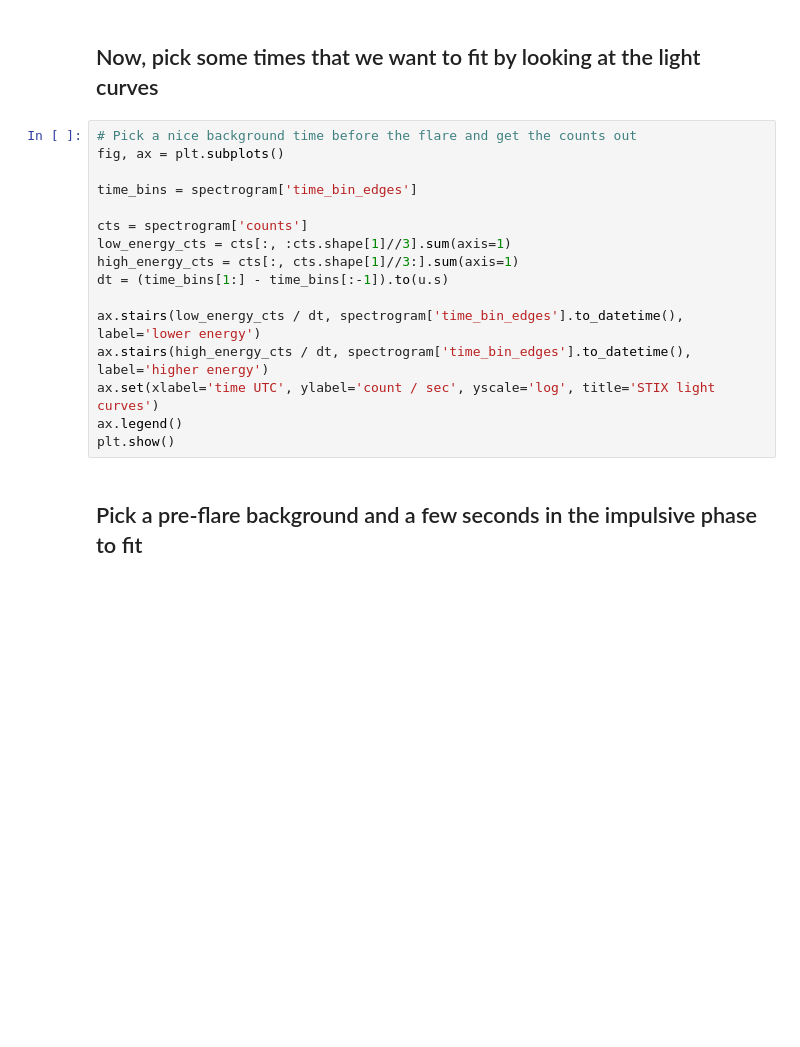
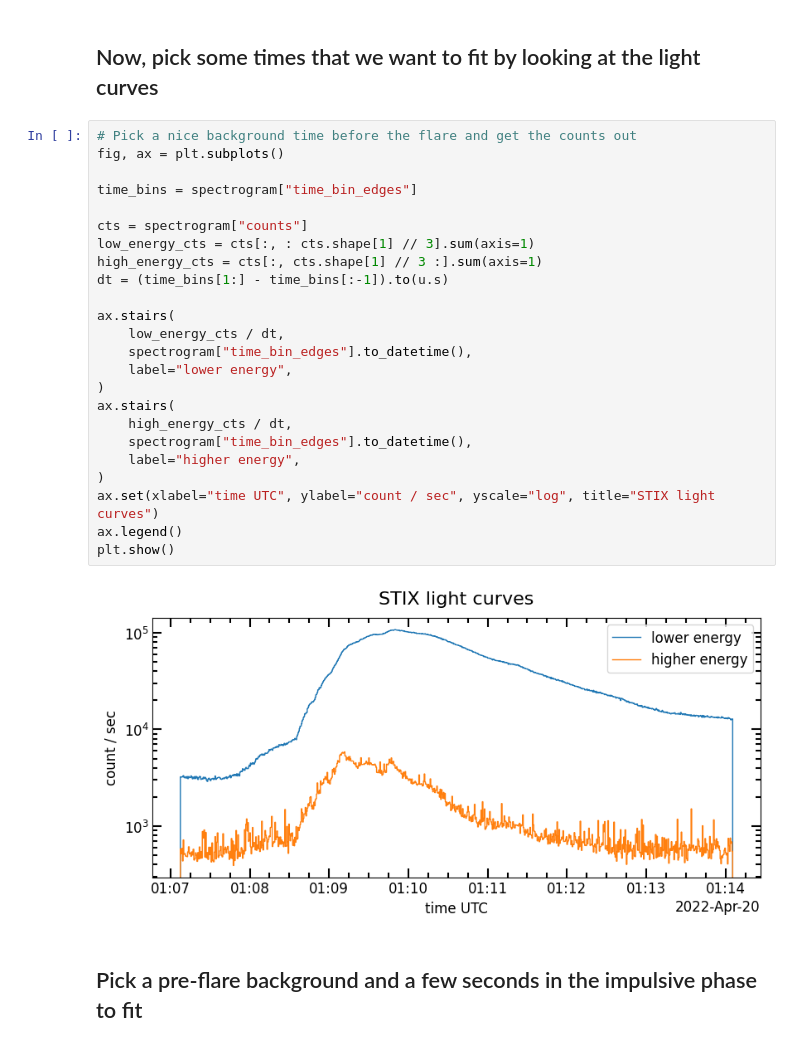
Before and after one commit to settwi/yaff, a Jupyter notebook: examples/stix_fit.ipynb, the cells around one changed output. Drawn from its saved outputs; the diff is of its cells as text; blank space fills up the shorter version.

```diff
--- a/examples/stix_fit.ipynb
+++ b/examples/stix_fit.ipynb
@@ -52,19 +52,29 @@ spectrogram['livetime'] = spectrogram['livetime'][:, 1:-1]
 # %%
 # Pick a nice background time before the flare and get the counts out
 fig, ax = plt.subplots()
 
-time_bins = spectrogram['time_bin_edges']
+time_bins = spectrogram["time_bin_edges"]
 
-cts = spectrogram['counts']
-low_energy_cts = cts[:, :cts.shape[1]//3].sum(axis=1)
-high_energy_cts = cts[:, cts.shape[1]//3:].sum(axis=1)
+cts = spectrogram["counts"]
+low_energy_cts = cts[:, : cts.shape[1] // 3].sum(axis=1)
+high_energy_cts = cts[:, cts.shape[1] // 3 :].sum(axis=1)
 dt = (time_bins[1:] - time_bins[:-1]).to(u.s)
 
-ax.stairs(low_energy_cts / dt, spectrogram['time_bin_edges'].to_datetime(), label='lower energy')
-ax.stairs(high_energy_cts / dt, spectrogram['time_bin_edges'].to_datetime(), label='higher energy')
-ax.set(xlabel='time UTC', ylabel='count / sec', yscale='log', title='STIX light curves')
+ax.stairs(
+    low_energy_cts / dt,
+    spectrogram["time_bin_edges"].to_datetime(),
+    label="lower energy",
+)
+ax.stairs(
+    high_energy_cts / dt,
+    spectrogram["time_bin_edges"].to_datetime(),
+    label="higher energy",
+)
+ax.set(xlabel="time UTC", ylabel="count / sec", yscale="log", title="STIX light curves")
 ax.legend()
 plt.show()
+# %% [output]
+[figure, added]
 # %% [markdown]
 ## Pick a pre-flare background and a few seconds in the impulsive phase to fit
 # %%
```
Also changed, not shown: parts of 14 cells of this notebook, 4 other files.
